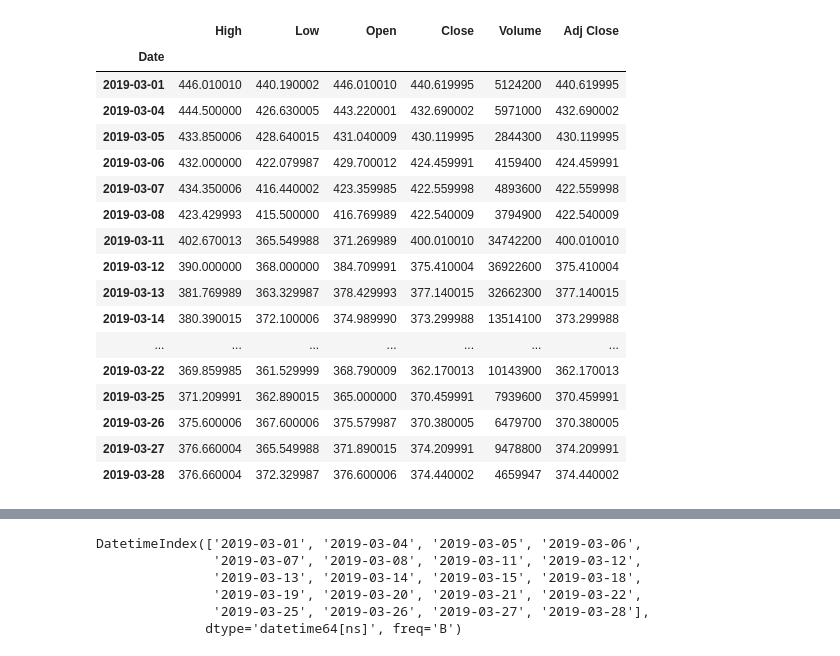
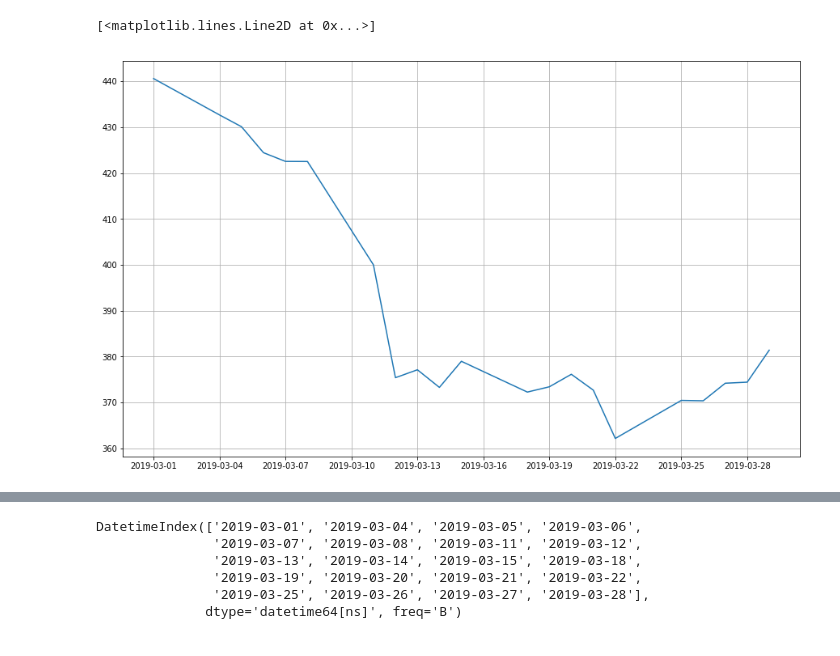
Before and after one commit to Sahaj-Chhabra/DATA-SCIENCE_PROJECT, a Jupyter notebook: Stock Data Extraction.ipynb, the cells around one changed output, grey strips where cells are left out. Cells and saved outputs as stored; diff of their text form; code cells hidden in the pictures.

```diff
--- a/Stock Data Extraction.ipynb
+++ b/Stock Data Extraction.ipynb
@@ -120,24 +93,11 @@ JPMorgan.to_csv('JPMorgan.csv',index=False)
 # %%
 # Let's get Boeing stock data; The ticker symbol is BA
 BA = web.DataReader("BA", "yahoo", start, end)
 
 BA
+plt.figure(figsize=(15,9))
+plt.grid(True, axis='both')
+plt.plot(BA.index, BA.Close)
 # %% [output]
-|  | High | Low | Open | Close | Volume | Adj Close |
-| Date |  |  |  |  |  |  |
-| 2019-03-01 | 446.010010 | 440.190002 | 446.010010 | 440.619995 | 5124200 | 440.619995 |
-| 2019-03-04 | 444.500000 | 426.630005 | 443.220001 | 432.690002 | 5971000 | 432.690002 |
-| 2019-03-05 | 433.850006 | 428.640015 | 431.040009 | 430.119995 | 2844300 | 430.119995 |
-| 2019-03-06 | 432.000000 | 422.079987 | 429.700012 | 424.459991 | 4159400 | 424.459991 |
-| 2019-03-07 | 434.350006 | 416.440002 | 423.359985 | 422.559998 | 4893600 | 422.559998 |
-| 2019-03-08 | 423.429993 | 415.500000 | 416.769989 | 422.540009 | 3794900 | 422.540009 |
-| 2019-03-11 | 402.670013 | 365.549988 | 371.269989 | 400.010010 | 34742200 | 400.010010 |
-| 2019-03-12 | 390.000000 | 368.000000 | 384.709991 | 375.410004 | 36922600 | 375.410004 |
-| 2019-03-13 | 381.769989 | 363.329987 | 378.429993 | 377.140015 | 32662300 | 377.140015 |
-| 2019-03-14 | 380.390015 | 372.100006 | 374.989990 | 373.299988 | 13514100 | 373.299988 |
-| ... | ... | ... | ... | ... | ... | ... |
-| 2019-03-22 | 369.859985 | 361.529999 | 368.790009 | 362.170013 | 10143900 | 362.170013 |
-| 2019-03-25 | 371.209991 | 362.890015 | 365.000000 | 370.459991 | 7939600 | 370.459991 |
-| 2019-03-26 | 375.600006 | 367.600006 | 375.579987 | 370.380005 | 6479700 | 370.380005 |
-| 2019-03-27 | 376.660004 | 365.549988 | 371.890015 | 374.209991 | 9478800 | 374.209991 |
-| 2019-03-28 | 376.660004 | 372.329987 | 376.600006 | 374.440002 | 4659947 | 374.440002 |
+[<matplotlib.lines.Line2D at 0x...>]
+[figure, added]
```
Also changed, not shown: parts of 11 cells of this notebook.
